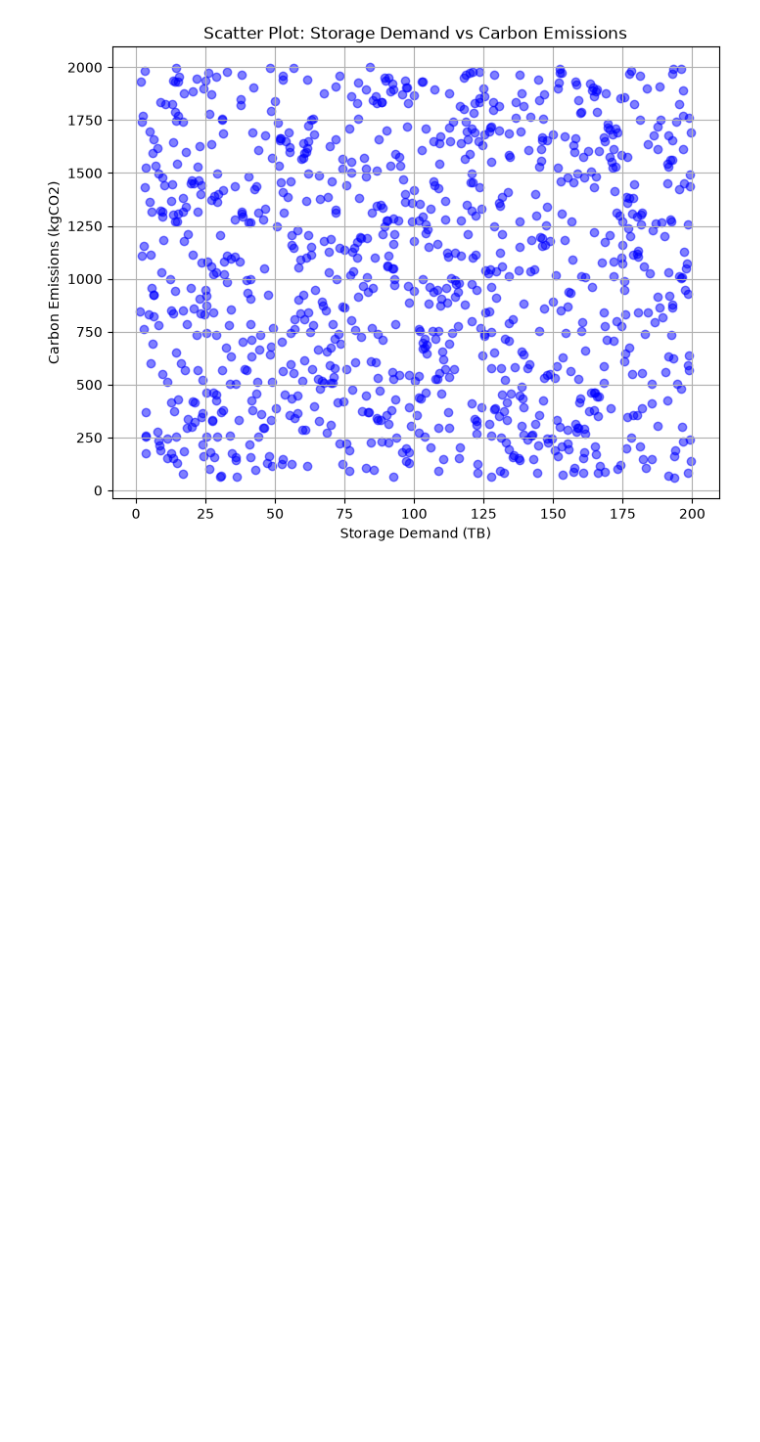
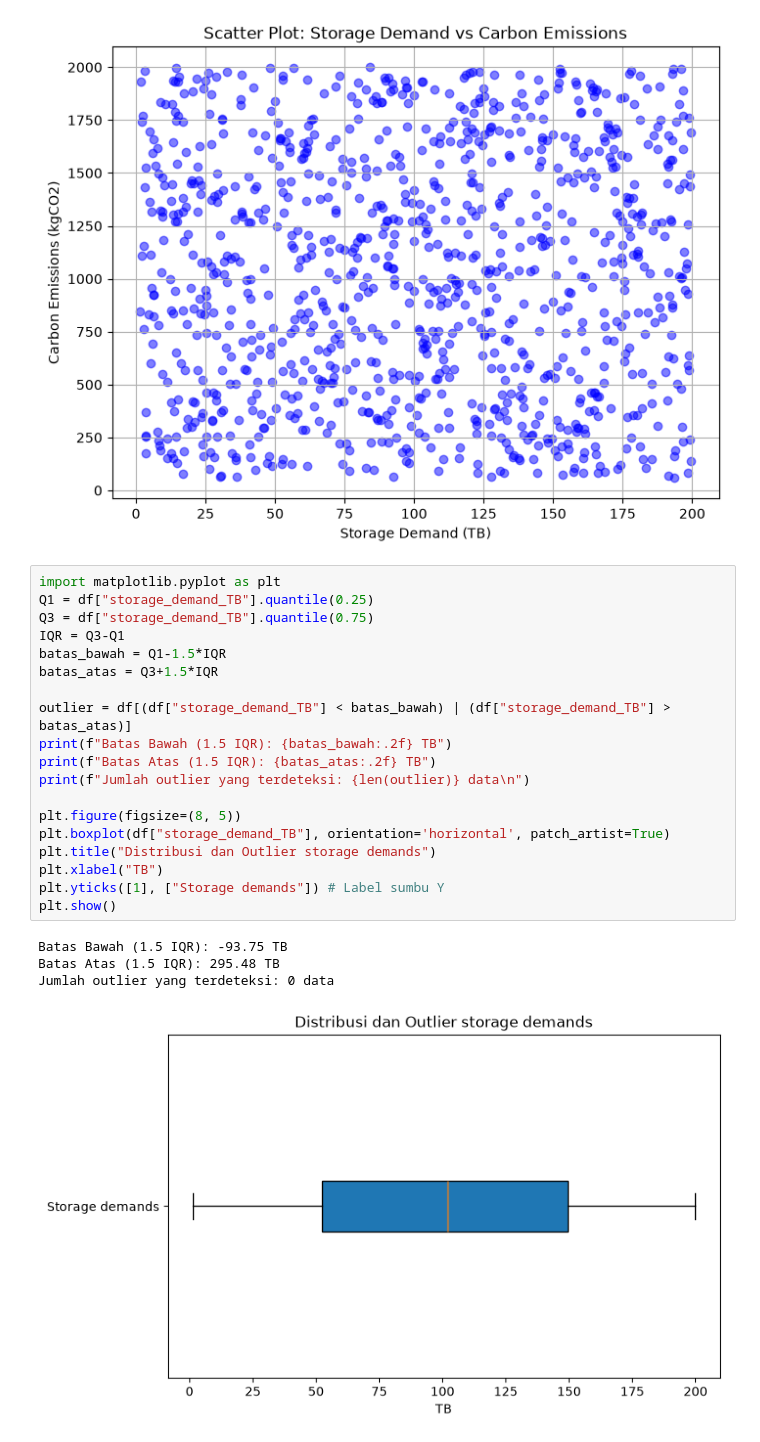
Before and after one commit to fachriaddin/eda_kelompok_09, a Jupyter notebook: proyek1/eda_kelompok_09.ipynb, the cells around one changed output. Cells and saved outputs as stored; diff of their text form; blank space fills up the shorter version.

Commit message:
Add files via upload
added the boxplot diagram and it's interpretation

```diff
--- a/proyek1/eda_kelompok_09.ipynb
+++ b/proyek1/eda_kelompok_09.ipynb
@@ -142,3 +153,27 @@ plt.grid(True)
 plt.show()
 # %% [output]
 [figure]
+# %%
+import matplotlib.pyplot as plt
+Q1 = df["storage_demand_TB"].quantile(0.25)
+Q3 = df["storage_demand_TB"].quantile(0.75)
+IQR = Q3-Q1
+batas_bawah = Q1-1.5*IQR
+batas_atas = Q3+1.5*IQR
+
+outlier = df[(df["storage_demand_TB"] < batas_bawah) | (df["storage_demand_TB"] > batas_atas)]
+print(f"Batas Bawah (1.5 IQR): {batas_bawah:.2f} TB")
+print(f"Batas Atas (1.5 IQR): {batas_atas:.2f} TB")
+print(f"Jumlah outlier yang terdeteksi: {len(outlier)} data\n")
+
+plt.figure(figsize=(8, 5))
+plt.boxplot(df["storage_demand_TB"], orientation='horizontal', patch_artist=True)
+plt.title("Distribusi dan Outlier storage demands")
+plt.xlabel("TB")
+plt.yticks([1], ["Storage demands"]) # Label sumbu Y
+plt.show()
+# %% [output]
+Batas Bawah (1.5 IQR): -93.75 TB
+Batas Atas (1.5 IQR): 295.48 TB
+Jumlah outlier yang terdeteksi: 0 data
+[figure, added]
```
Also changed, not shown: parts of 2 cells of this notebook.
